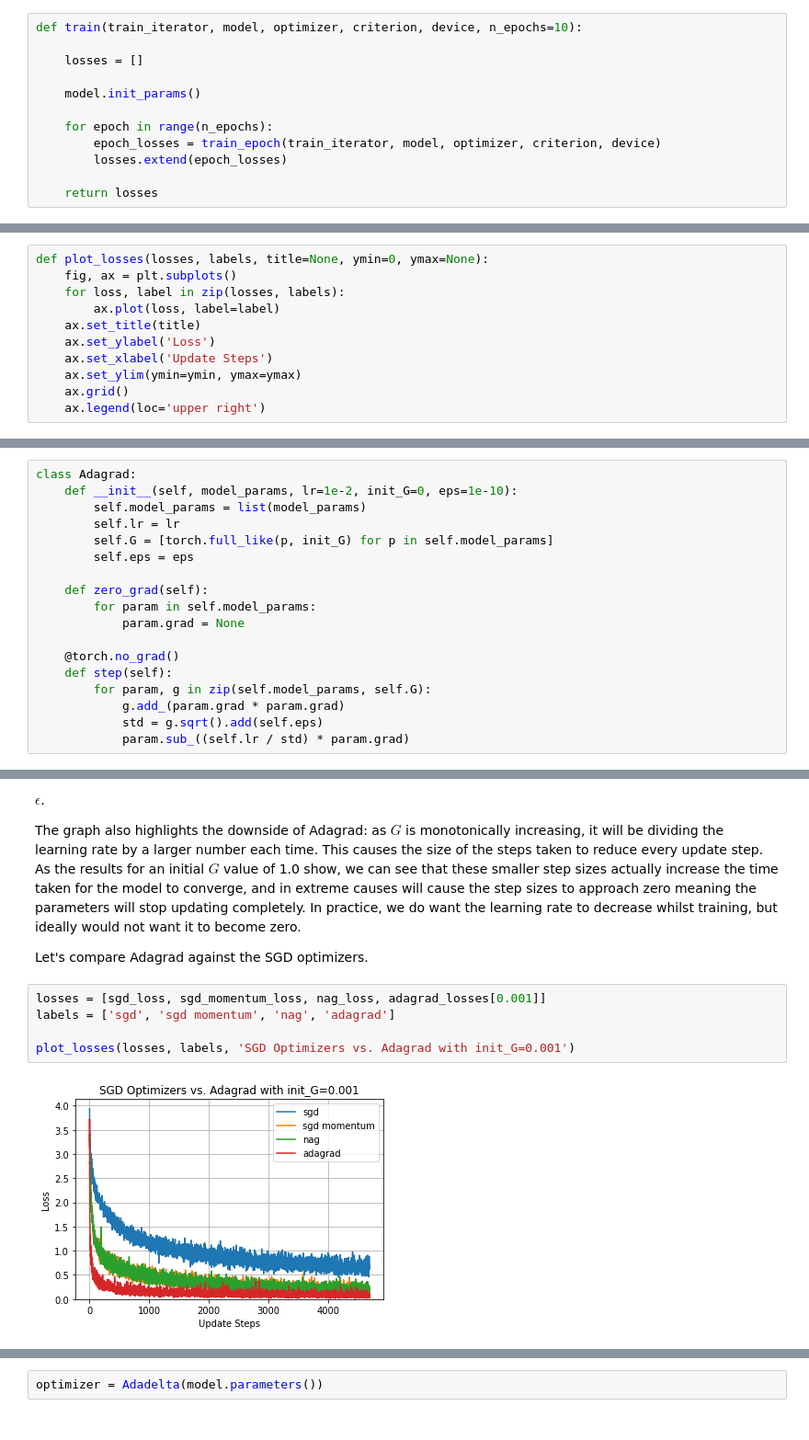
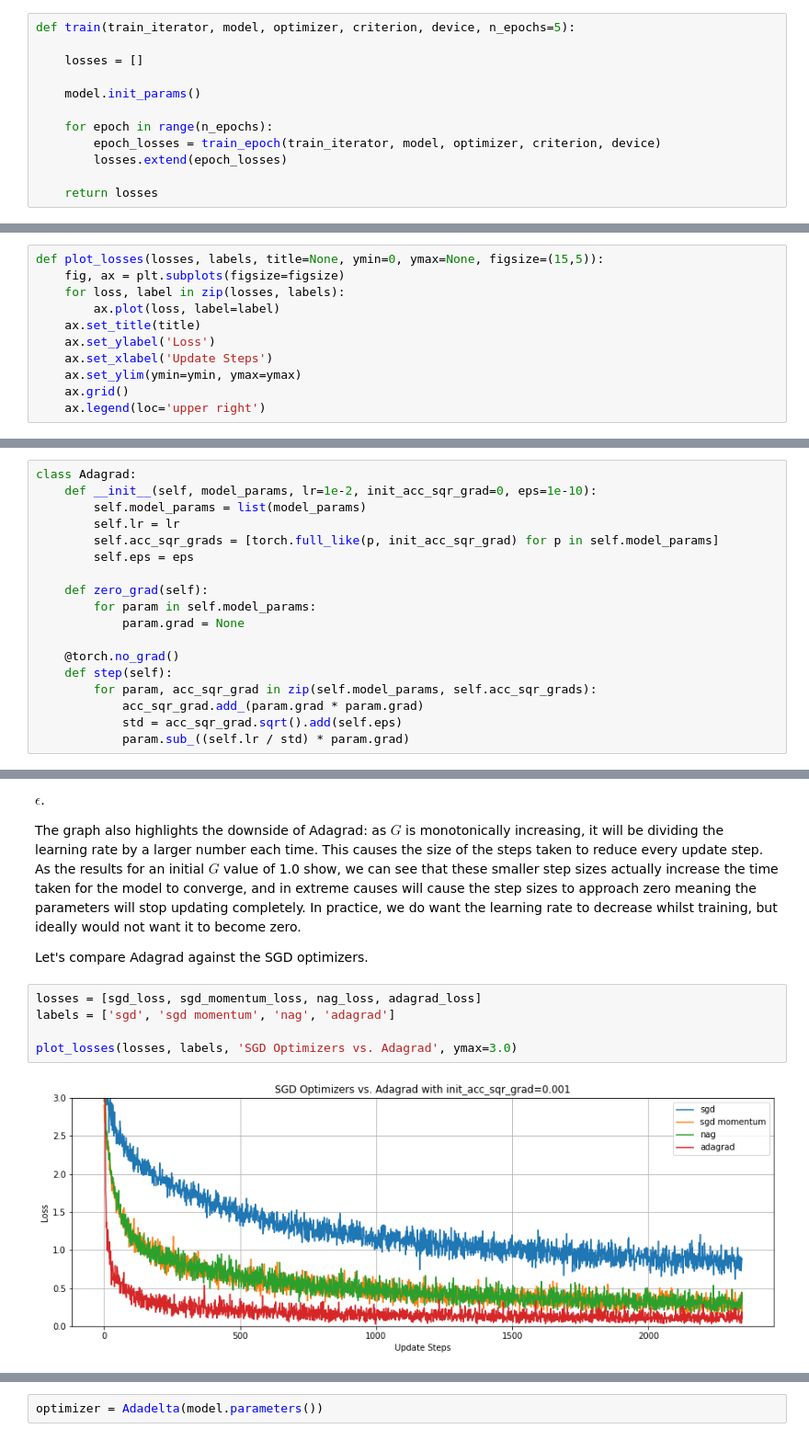
Before and after one commit to bentrevett/a-tour-of-pytorch-optimizers, a Jupyter notebook: optimizers.ipynb, the cells around one changed output, grey strips where cells are left out. Shown at 92% size. Cells and saved outputs as stored; diff of their text form.

```diff
--- a/optimizers.ipynb
+++ b/optimizers.ipynb
@@ -87,7 +87,7 @@ def train_epoch(iterator, model, optimizer, criterion, device):
 
     return losses
 # %%
-def train(train_iterator, model, optimizer, criterion, device, n_epochs=10):
+def train(train_iterator, model, optimizer, criterion, device, n_epochs=5):
 
     losses = []
 
@@ -107,6 +107,17 @@ def plot_loss(loss, title=None, ymin=0, ymax=None):
     ax.set_xlabel('Update Steps')
     ax.set_ylim(ymin=ymin, ymax=ymax)
     ax.grid()
+# %%
+def plot_losses(losses, labels, title=None, ymin=0, ymax=None, figsize=(15,5)):
+    fig, ax = plt.subplots(figsize=figsize)
+    for loss, label in zip(losses, labels):
+        ax.plot(loss, label=label)
+    ax.set_title(title)
+    ax.set_ylabel('Loss')
+    ax.set_xlabel('Update Steps')
+    ax.set_ylim(ymin=ymin, ymax=ymax)
+    ax.grid()
+    ax.legend(loc='upper right')
 # %% [markdown]
 ## Optimizer 1: Stochastic Gradient Descent (SGD)
 
@@ -237,14 +248,3 @@ plot_loss(nag_loss, 'NAG with lr=1e-3, momentum=0.9')
-# %%
-def plot_losses(losses, labels, title=None, ymin=0, ymax=None):
-    fig, ax = plt.subplots()
-    for loss, label in zip(losses, labels):
-        ax.plot(loss, label=label)
-    ax.set_title(title)
-    ax.set_ylabel('Loss')
-    ax.set_xlabel('Update Steps')
-    ax.set_ylim(ymin=ymin, ymax=ymax)
-    ax.grid()
-    ax.legend(loc='upper right')
 # %%
 losses = [sgd_loss, sgd_momentum_loss, nag_loss]
 labels = ['sgd', 'sgd momentum', 'nag']
@@ -269,9 +269,9 @@ In English:
 # %%
 class Adagrad:
-    def __init__(self, model_params, lr=1e-2, init_G=0, eps=1e-10):
+    def __init__(self, model_params, lr=1e-2, init_acc_sqr_grad=0, eps=1e-10):
         self.model_params = list(model_params)
         self.lr = lr
-        self.G = [torch.full_like(p, init_G) for p in self.model_params]
+        self.acc_sqr_grads = [torch.full_like(p, init_acc_sqr_grad) for p in self.model_params]
         self.eps = eps
 
     def zero_grad(self):
@@ -280,9 +280,9 @@ class Adagrad:
 
     @torch.no_grad()
     def step(self):
-        for param, g in zip(self.model_params, self.G):
-            g.add_(param.grad * param.grad)
-            std = g.sqrt().add(self.eps)
+        for param, acc_sqr_grad in zip(self.model_params, self.acc_sqr_grads):
+            acc_sqr_grad.add_(param.grad * param.grad)
+            std = acc_sqr_grad.sqrt().add(self.eps)
             param.sub_((self.lr / std) * param.grad)
 # %%
 optimizer = Adagrad(model.parameters())
@@ -353,12 +341,12 @@ The graph also highlights the downside of Adagrad: as $G$ is monotonically incre
 
 Let's compare Adagrad against the SGD optimizers.
 # %%
-losses = [sgd_loss, sgd_momentum_loss, nag_loss, adagrad_losses[0.001]]
+losses = [sgd_loss, sgd_momentum_loss, nag_loss, adagrad_loss]
 labels = ['sgd', 'sgd momentum', 'nag', 'adagrad']
 
-plot_losses(losses, labels, 'SGD Optimizers vs. Adagrad with init_G=0.001')
+plot_losses(losses, labels, 'SGD Optimizers vs. Adagrad', ymax=3.0)
 # %% [output]
-[figure, old version]
+[figure, new version]
 # %% [markdown]
 ## Optimizer 5: Adadelta
 
```
Also changed, not shown: parts of 63 cells of this notebook.
